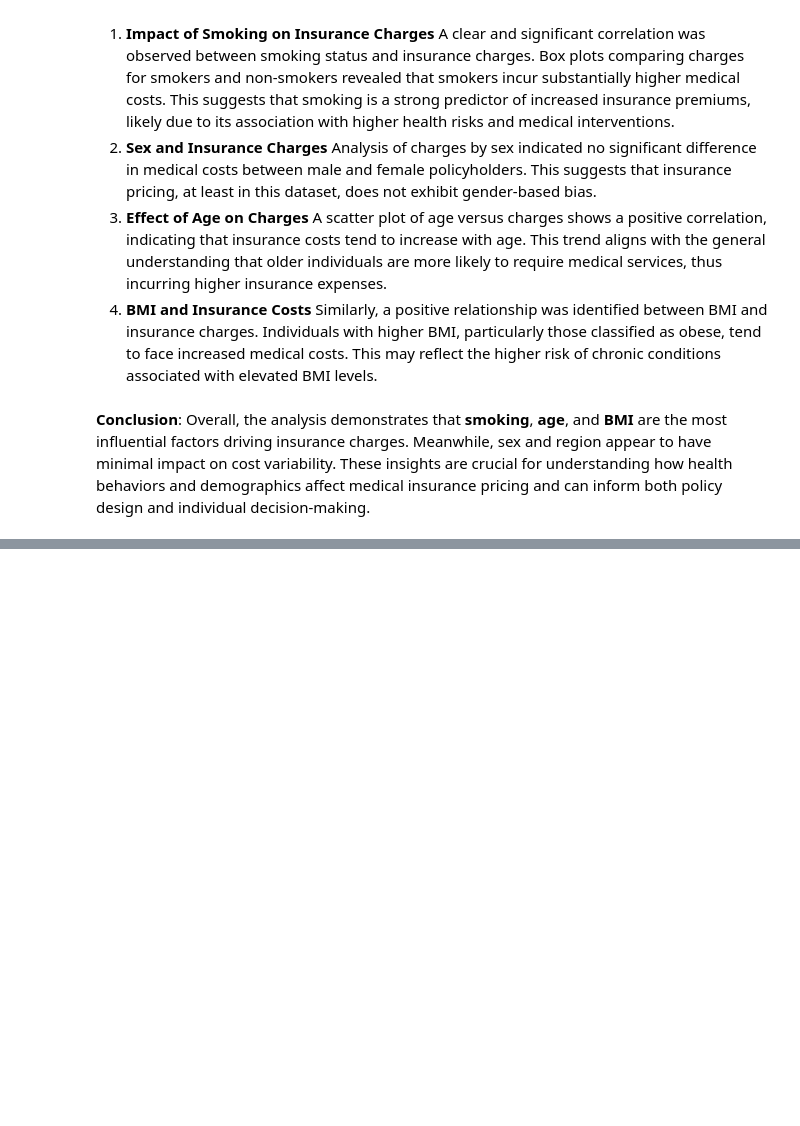
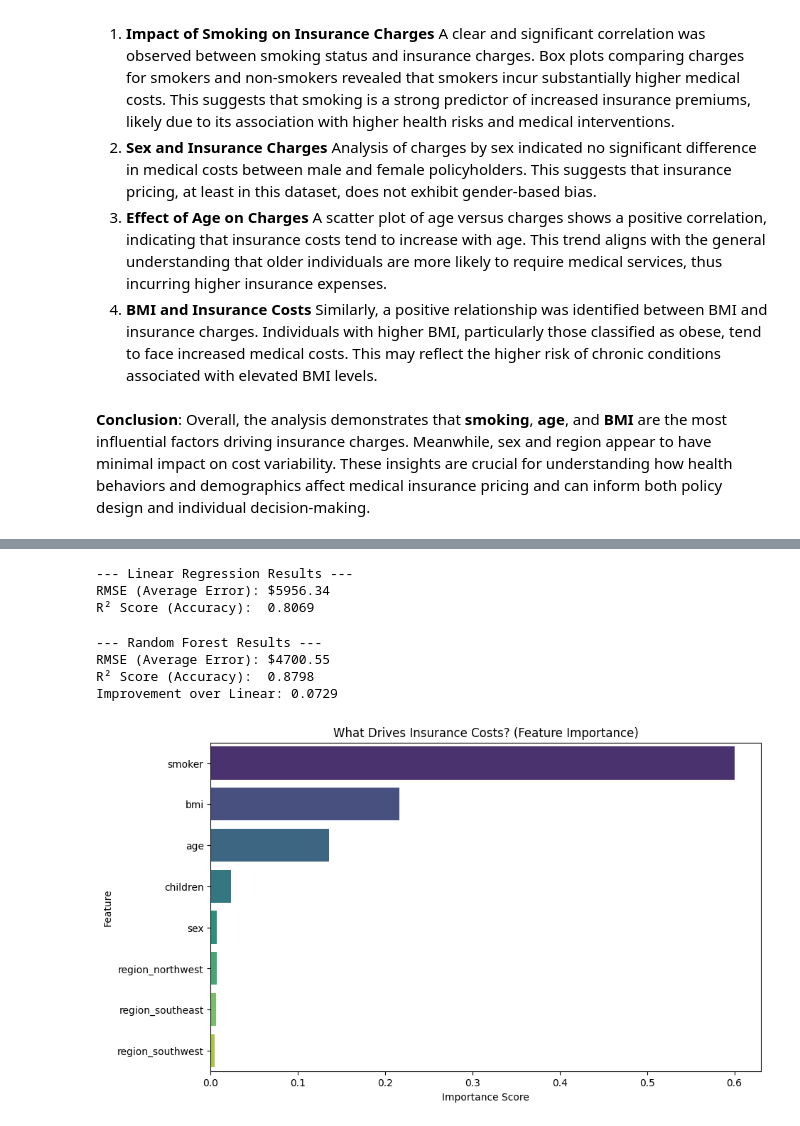
Before and after one commit to Treehari/Internship-prep, a Jupyter notebook: insurance-analysis.ipynb, the cells around one changed output, grey strips where cells are left out. Drawn from its saved outputs; the diff is of its cells as text; code cells hidden in the pictures; blank space fills up the shorter version.

Commit message:
Kaggle Notebook | Insurance analysis | Version 3

```diff
--- a/insurance-analysis.ipynb
+++ b/insurance-analysis.ipynb
@@ -140,0 +190,74 @@ Overall, the analysis demonstrates that **smoking**, **age**, and **BMI** are th
+# %%
+from sklearn.linear_model import LinearRegression
+from sklearn.metrics import mean_squared_error, r2_score
+import numpy as np
+
+# 1. Initialize the model
+lr_model = LinearRegression()
+
+# 2. Train the model (The "Study" Phase)
+# The model looks at X_train (Age, BMI, etc.) and learns to predict y_train (Charges)
+lr_model.fit(X_train, y_train)
+
+# 3. Make Predictions (The "Exam" Phase)
+# We hide the real answers (y_test) and ask the model to guess based on X_test
+y_pred_lr = lr_model.predict(X_test)
+
+# 4. Grade the Model
+rmse = np.sqrt(mean_squared_error(y_test, y_pred_lr))
+r2 = r2_score(y_test, y_pred_lr)
+
+print("--- Linear Regression Results ---")
+print(f"RMSE (Average Error): ${rmse:.2f}")
+print(f"R² Score (Accuracy):  {r2:.4f}")
+# %% [output]
+--- Linear Regression Results ---
+RMSE (Average Error): $5956.34
+R² Score (Accuracy):  0.8069
+# %%
+from sklearn.ensemble import RandomForestRegressor
+
+# --- STEP 5: (Random Forest) ---
+# 1. Initialize the model (n_estimators=100 means we build 100 trees)
+rf_model = RandomForestRegressor(n_estimators=100, random_state=42)
+
+# 2. Train the model
+rf_model.fit(X_train, y_train)
+
+# 3. Make Predictions
+y_pred_rf = rf_model.predict(X_test)
+
+# 4. Grade the Model
+rmse_rf = np.sqrt(mean_squared_error(y_test, y_pred_rf))
+r2_rf = r2_score(y_test, y_pred_rf)
+
+print("--- Random Forest Results ---")
+print(f"RMSE (Average Error): ${rmse_rf:.2f}")
+print(f"R² Score (Accuracy):  {r2_rf:.4f}")
+print(f"Improvement over Linear: {r2_rf - 0.8069:.4f}")
+
+# --- STEP 6: FEATURE IMPORTANCE (The Business Insight) ---
+# What actually drives the price? Let's ask the model.
+import matplotlib.pyplot as plt
+import seaborn as sns
+
+# Get importance scores
+importances = rf_model.feature_importances_
+feature_names = X.columns
+
+# Create a DataFrame for plotting
+feature_df = pd.DataFrame({'Feature': feature_names, 'Importance': importances})
+feature_df = feature_df.sort_values(by='Importance', ascending=False)
+
+# Plot
+plt.figure(figsize=(10, 6))
+sns.barplot(x='Importance', y='Feature', data=feature_df, palette='viridis')
+plt.title('What Drives Insurance Costs? (Feature Importance)')
+plt.xlabel('Importance Score')
+plt.show()
+# %% [output]
+--- Random Forest Results ---
+RMSE (Average Error): $4700.55
+R² Score (Accuracy):  0.8798
+Improvement over Linear: 0.0729
+[figure, added]
```
Also changed, not shown: parts of 6 cells of this notebook.
